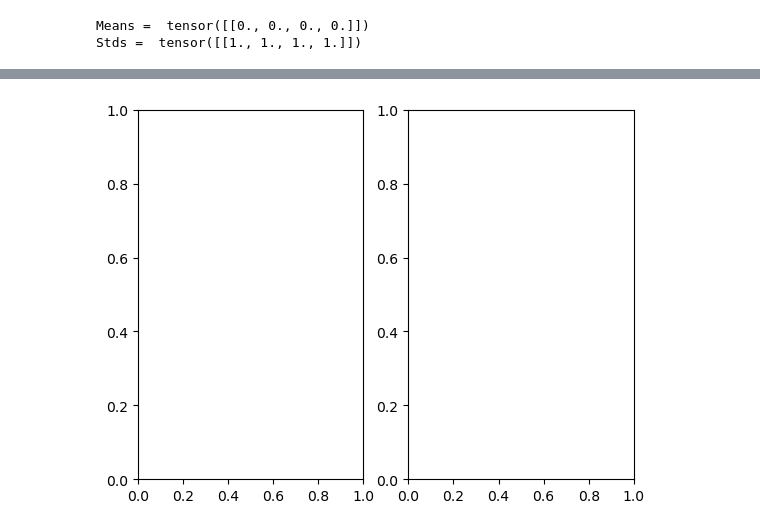
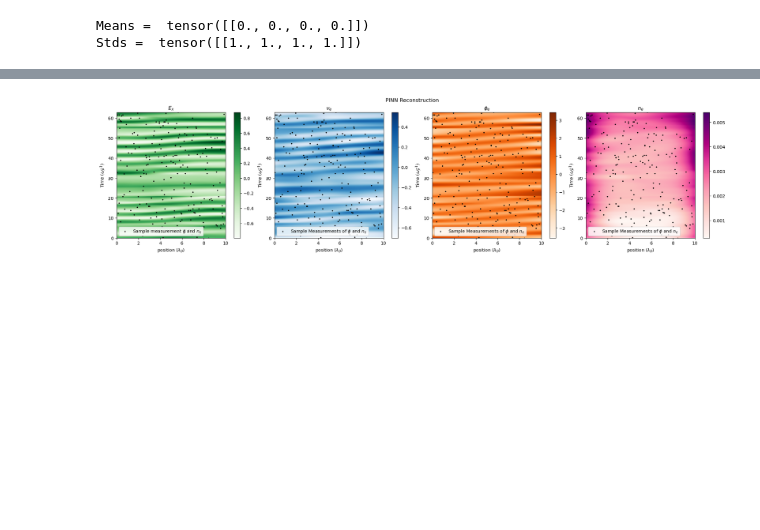
Before and after one commit to amoozing2539/Plasma_PINNS, a Jupyter notebook: PINN_langmuir.ipynb, the cells around one changed output, grey strips where cells are left out. Saved outputs shown, nothing was run; the diff lists cells and outputs as text; code cells hidden in the pictures; blank space fills up the shorter version.

Commit message:
pretty_plots

```diff
--- a/PINN_langmuir.ipynb
+++ b/PINN_langmuir.ipynb
@@ -59,9 +59,9 @@ omega = np.sqrt(omega_p**2 + gamma*(k**2)*(v_th**2))
 # %%
 def analytical_solution(x, t, phi0):
 
-    phi = phi0*np.cos(k*x-omega*t)
-    Ex = -k*phi0*np.sin(k*x-omega*t)
-    ne = n0 * np.cos(k*x - omega*t)
+    phi = phi0*np.sin(k*x-omega*t)
+    Ex = k*phi0*np.cos(k*x-omega*t)
+    ne = n0 * np.sin(k*x - omega*t)
     ve = (q_e/m_e*omega)*Ex
 
     return phi,Ex,ne,ve
@@ -361,0 +371,3 @@ plt.show()
+# %%
+x_sparse = x_sparse.detach().cpu().numpy()
+t_sparse = t_sparse.detach().cpu().numpy()
@@ -362,8 +376,7 @@ plt.show()
 # %%
 X_reconstruct = torch.tensor(X_flat, requires_grad=False, dtype=torch.float32).reshape(-1,1)
 T_reconstruct = torch.tensor(T_flat, requires_grad=False, dtype=torch.float32).reshape(-1,1)
-# x_sparse = x_sparse.detach().cpu().numpy()
-# t_sparse = t_sparse.detach().cpu().numpy()
+
 
 
 phi_true, E_true, n_true, v_true = analytical_solution(X_reconstruct, T_reconstruct, 1)
@@ -378,15 +391,78 @@ v_reconstructed = v_recon.detach().cpu().numpy().reshape(250, 250)
 
 ext = [0, 10, 0, tau]
 
-fig, (ax1,ax2) = plt.subplots(1,2)
-ax1.scatter(x_sparse, t_sparse, color = 'black')
-ax1.imshow(E_reconstructed, aspect = 'auto', origin = 'lower', extent = ext, alpha = 1)
+fig, (ax1,ax2,ax3,ax4) = plt.subplots(1,4, figsize=(20,5), constrained_layout=True)
+ax1.scatter(x_sparse, t_sparse, color = 'black', s = 3, label = 'Sample measurement $\phi$ and $n_{e}$')
+im1 = ax1.imshow(E_reconstructed, aspect = 'auto', cmap = 'Greens', origin = 'lower', extent = ext, alpha = 1, label = "PINN Reconstruction of $E$")
 ax1.set_xlabel("position ($\lambda_{D}$)")
 ax1.set_ylabel("Time ($\omega_{P}^{-1}$)")
 ax1.set_title("$E_{x}$")
-ax2.scatter(x_sparse, t_sparse, color = 'black')
-ax2.imshow(n_reconstructed, aspect = 'auto', origin = 'lower', extent = ext, alpha = 1)
+ax1.legend()
+fig.colorbar(im1, ax=ax1,)
+
+ax2.scatter(x_sparse, t_sparse, color = 'black', s = 3, label = 'Sample Measurements of $\phi$ and $n_{e}$')
+im2 = ax2.imshow(v_reconstructed, aspect = 'auto', cmap = 'Blues', origin = 'lower', extent = ext, alpha = 1)
 ax2.set_xlabel("position ($\lambda_{D}$)")
 ax2.set_ylabel("Time ($\omega_{P}^{-1}$)")
-ax2.set_title("$n_{e}$")
+ax2.set_title("$v_{e}$")
+ax2.legend()
+fig.colorbar(im2)
+
+ax3.scatter(x_sparse, t_sparse, color = 'black', s = 3, label = 'Sample Measurements of $\phi$ and $n_{e}$')
+im3 = ax3.imshow(phi_reconstructed, aspect = 'auto', cmap = 'Oranges', origin = 'lower', extent = ext, alpha = 1)
+ax3.set_xlabel("position ($\lambda_{D}$)")
+ax3.set_ylabel("Time ($\omega_{P}^{-1}$)")
+ax3.set_title("$\phi_{e}$")
+ax3.legend()
+fig.colorbar(im3)
+
+ax4.scatter(x_sparse, t_sparse, color = 'black', s = 3, label = 'Sample Measurements of $\phi$ and $n_{e}$')
+im4 = ax4.imshow(n_reconstructed, aspect = 'auto', cmap = 'RdPu', origin = 'lower', extent = ext, alpha = 1)
+ax4.set_xlabel("position ($\lambda_{D}$)")
+ax4.set_ylabel("Time ($\omega_{P}^{-1}$)")
+ax4.set_title("$n_{e}$")
+ax4.legend()
+fig.colorbar(im4)
+
+plt.suptitle("PINN Reconstruction")
+# plt.tight_layout()
+plt.show()
+
+
+fig, (ax5,ax6,ax7,ax8) = plt.subplots(1,4, figsize=(20,5), constrained_layout=True)
+ax5.scatter(x_sparse, t_sparse, color = 'black', s = 3, label = 'Sample measurement $\phi$')
+im5=ax5.imshow(E_true, aspect = 'auto', cmap='Greens', origin = 'lower', extent = ext, alpha = 1, label = "PINN Reconstruction of $E$")
+ax5.set_xlabel("position ($\lambda_{D}$)")
+ax5.set_ylabel("Time ($\omega_{P}^{-1}$)")
+ax5.set_title("$E_{x}$")
+ax5.legend()
+fig.colorbar(im5)
+
+ax6.scatter(x_sparse, t_sparse, color = 'black', s = 3, label = 'Sample Measurements of $\phi$ and $n_{e}$')
+im6=ax6.imshow(v_true, aspect = 'auto', cmap = 'Blues', origin = 'lower', extent = ext, alpha = 1)
+ax6.set_xlabel("position ($\lambda_{D}$)")
+ax6.set_ylabel("Time ($\omega_{P}^{-1}$)")
+ax6.set_title("$v_{e}$")
+ax6.legend()
+fig.colorbar(im6)
+
+ax7.scatter(x_sparse, t_sparse, color = 'black', s = 3, label = 'Sample Measurements of $\phi$ and $n_{e}$')
+im7=ax7.imshow(phi_true, aspect = 'auto', cmap = 'Oranges', origin = 'lower', extent = ext, alpha = 1)
+ax7.set_xlabel("position ($\lambda_{D}$)")
+ax7.set_ylabel("Time ($\omega_{P}^{-1}$)")
+ax7.set_title("$\phi_{e}$")
+ax7.legend()
+fig.colorbar(im7)
+
+ax8.scatter(x_sparse, t_sparse, color = 'black', s = 3, label = 'Sample Measurements of $\phi$ and $n_{e}$')
+im8=ax8.imshow(n_true, aspect = 'auto', cmap = 'RdPu', origin = 'lower', extent = ext, alpha = 1)
+ax8.set_xlabel("position ($\lambda_{D}$)")
+ax8.set_ylabel("Time ($\omega_{P}^{-1}$)")
+ax8.set_title("$n_{e}$")
+ax8.legend()
+fig.colorbar(im8)
+
+plt.suptitle("Ground Truth (Analytical Solution)")
+# plt.tight_layout()
+plt.show()
 # %% [output]
@@ -394 +469 @@ RuntimeError: Can't call numpy() on Tensor that requires grad. Use tensor.detach
-[figure, old version]
+[figure, new version]
```
Also changed, not shown: parts of 7 cells of this notebook, 2 other files.
